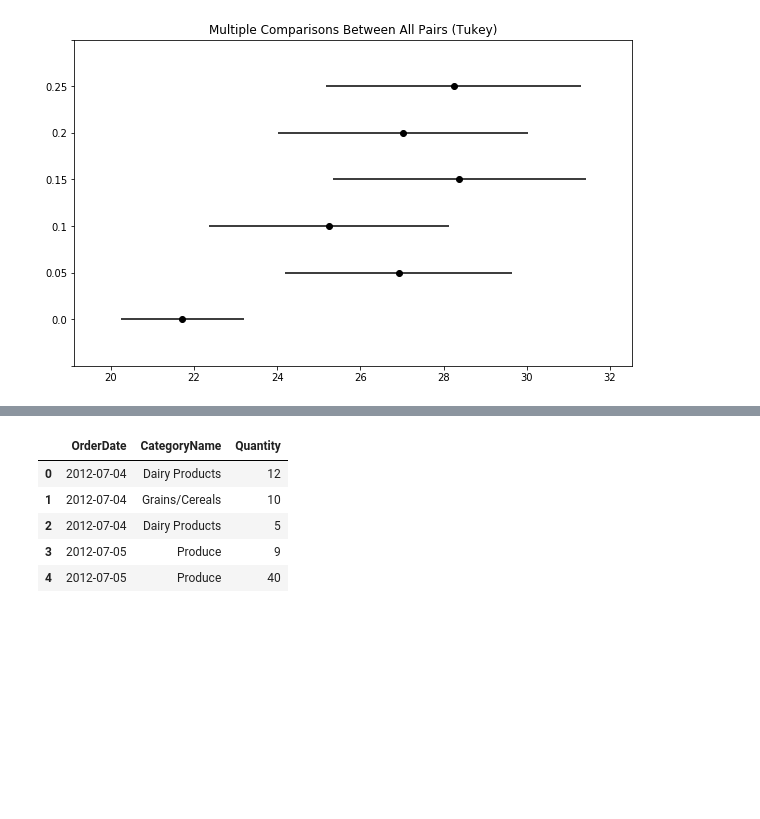
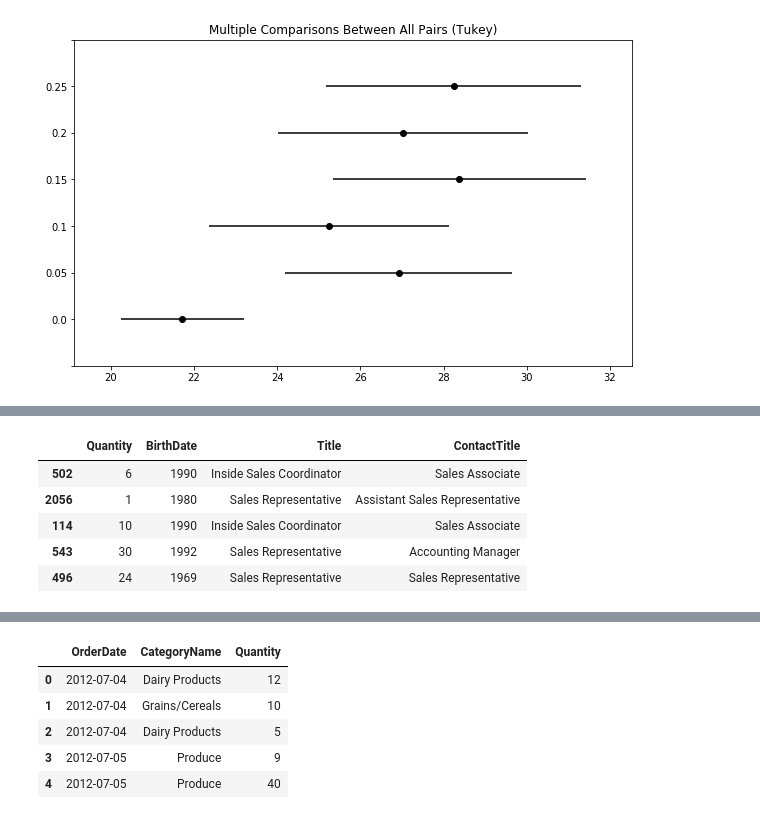
Before and after one commit to ajain1017/dsc-mod-3-project-online-ds-pt-081219, a Jupyter notebook: index.ipynb, the cells around one changed output, grey strips where cells are left out. Saved outputs shown, nothing was run; the diff lists cells and outputs as text; code cells hidden in the pictures; blank space fills up the shorter version.

```diff
--- a/index.ipynb
+++ b/index.ipynb
@@ -472,0 +529,18 @@ q2A
+# %%
+q3.Birthdate = q3.Birthdate.astype(int)
+q3.Birthdate[0]
+for idx, x in enumerate(q3.Birthdate):
+    if x < 1970:
+        q3.loc[idx, 'Decade'] = 60
+    if 1970 <= x < 1990:
+        q3.loc[idx, 'Decade'] = 80
+    if 1990 <= x:
+        q3.loc[idx, 'Decade'] = 90
+
+f = 'Count ~ C(Decade)'
+lm = ols(f, q3).fit()
+table = sm.stats.anova_lm(lm, typ=2)
+display(table)
+tukey_results = pairwise_tukeyhsd(q3['Count'], q3['Decade'])
+display(tukey_results.summary())
+tukey_results.plot_simultaneous().show()
@@ -472,0 +589,19 @@ q2A
+# %%
+x = """SELECT od.Quantity, e.BirthDate, e.Title, c.ContactTitle
+       FROM OrderDetail AS od
+       JOIN [Order] AS o ON od.OrderId = o.Id
+       JOIN Employee AS e ON o.EmployeeId = e.Id
+       JOIN Customer AS c ON o.CustomerId = c.Id
+       ;"""
+q3 = pd.read_sql_query(x, conn)
+q3.sample(10)
+for idx, x in enumerate(q3.BirthDate):
+    q3.loc[idx, 'BirthDate'] = q3.iloc[idx]['BirthDate'][0:4]
+q3.sample(5)
+# %% [output]
+|  | Quantity | BirthDate | Title | ContactTitle |
+| 502 | 6 | 1990 | Inside Sales Coordinator | Sales Associate |
+| 2056 | 1 | 1980 | Sales Representative | Assistant Sales Representative |
+| 114 | 10 | 1990 | Inside Sales Coordinator | Sales Associate |
+| 543 | 30 | 1992 | Sales Representative | Accounting Manager |
+| 496 | 24 | 1969 | Sales Representative | Sales Representative |
```
Also changed, not shown: parts of 84 cells of this notebook.
